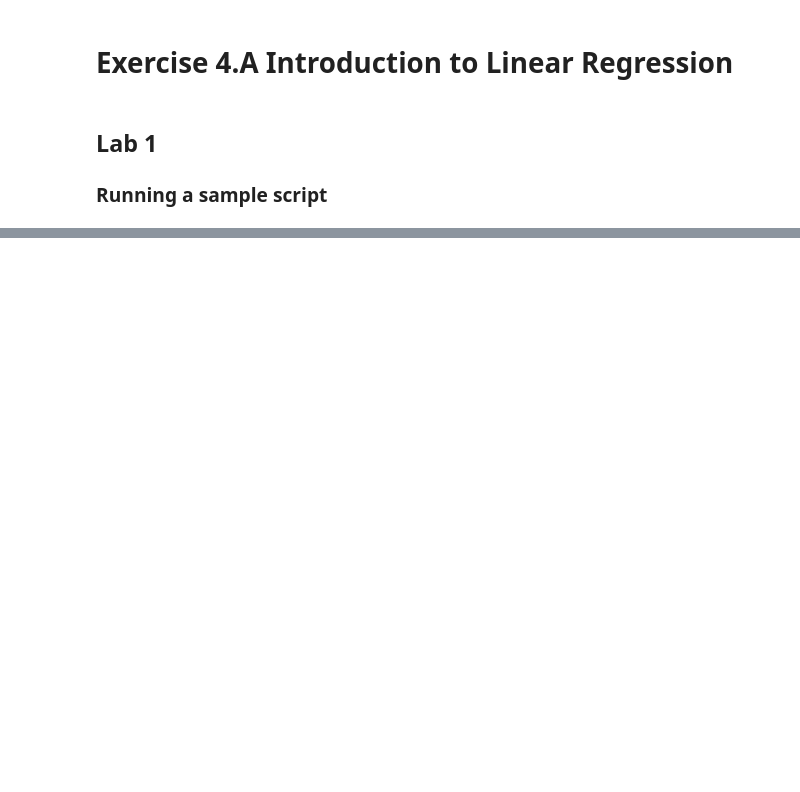
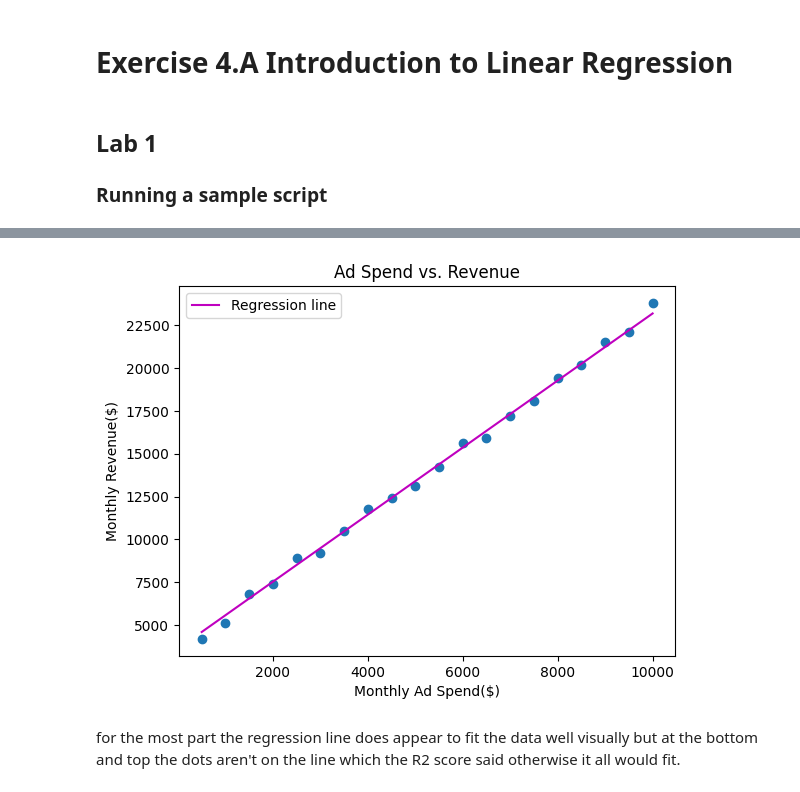
Before and after one commit to Bcv1018/data-analytics, a Jupyter notebook: week-07/Ex4A_Intro_to_Linear_Regression.ipynb, the cells around one changed output, grey strips where cells are left out. Drawn from its saved outputs; the diff is of its cells as text; code cells hidden in the pictures; blank space fills up the shorter version.

```diff
--- a/week-07/Ex4A_Intro_to_Linear_Regression.ipynb
+++ b/week-07/Ex4A_Intro_to_Linear_Regression.ipynb
@@ -33,0 +121,2 @@ print('Model trained successfully.')
+# %%
+x2_train, x2_test, y2_train, y2_test = train_test_split(x2, y2, test_size=0.2, random_state=42)
@@ -33,0 +164,15 @@ print('Model trained successfully.')
+# %%
+plt.scatter(x2,y2)\
+
+plt.plot(x2,model2.predict(x2), color='m', label='Regression line')
+
+plt.xlabel('Monthly Ad Spend($)')
+plt.ylabel('Monthly Revenue($)')
+plt.title('Ad Spend vs. Revenue')
+plt.legend()
+
+plt.show()
+# %% [output]
+[figure, added]
+# %% [markdown]
+for the most part the regression line does appear to fit the data well visually but at the bottom and top the dots aren't on the line which the R2 score said otherwise it all would fit.
```
Also changed, not shown: parts of 20 cells of this notebook.
